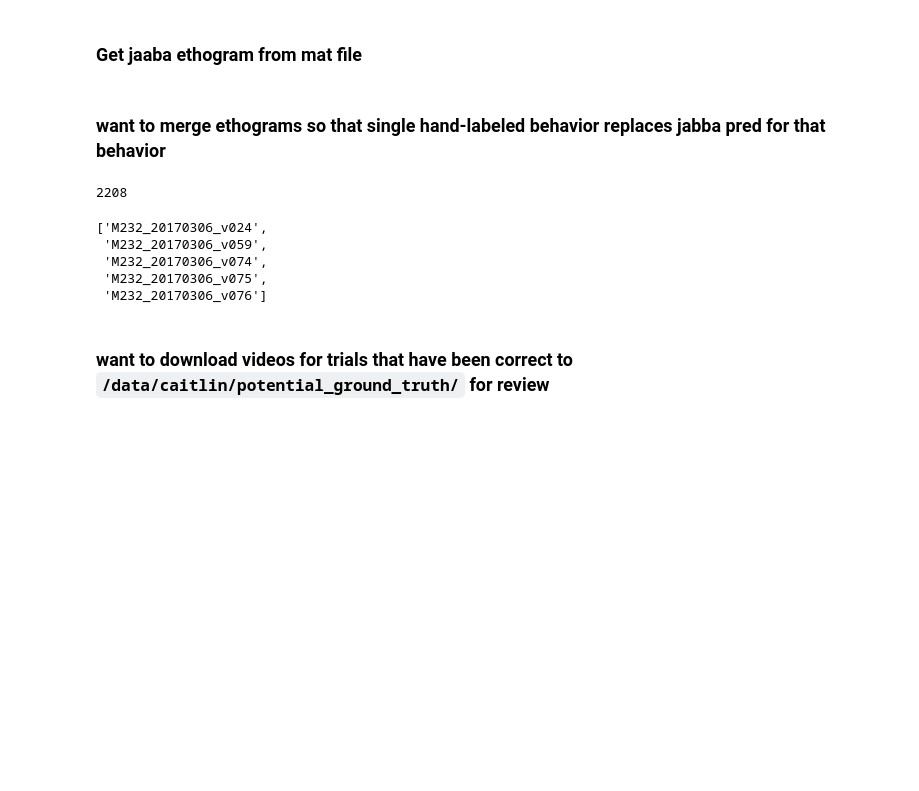
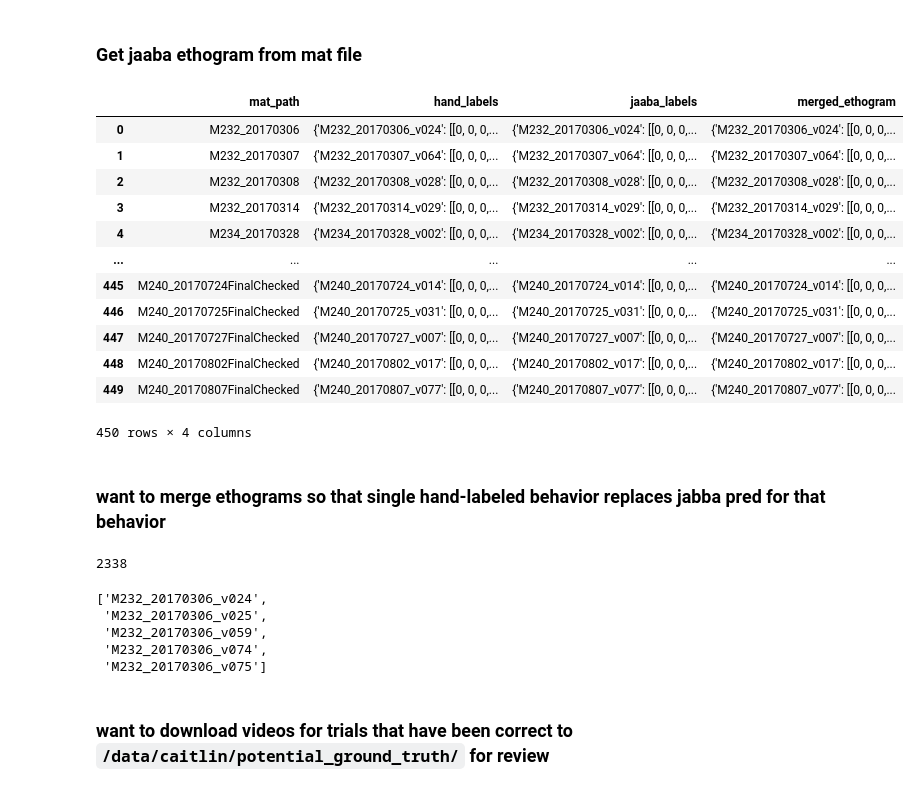
Before and after one commit to hantman-lab/animal-soup, a Jupyter notebook: notebooks/curate_data/merge_ethograms.ipynb, the cells around one changed output. Drawn from its saved outputs; the diff is of its cells as text; code cells hidden in the pictures; blank space fills up the shorter version.

```diff
--- a/notebooks/curate_data/merge_ethograms.ipynb
+++ b/notebooks/curate_data/merge_ethograms.ipynb
@@ -88,6 +134,23 @@ df
 #     for key in tqdm(df[df['mat_path'] == mat.stem]['jaaba_labels'].item().keys()):
 #         df[df['mat_path'] == mat.stem]['jaaba_labels'].item()[key] = get_ethogram2(trial_index=int(key.split('_v')[-1]),
 #                                                                                    mat_path=mat)
+# %%
+df = pd.read_hdf('/data/caitlin/exactly1_hand_labels.hdf')
+df
+# %% [output]
+|  | mat_path | hand_labels | jaaba_labels | merged_ethogram |
+| 0 | M232_20170306 | {'M232_20170306_v024': [[0, 0, 0,... | {'M232_20170306_v024': [[0, 0, 0,... | {'M232_20170306_v024': [[0, 0, 0,... |
+| 1 | M232_20170307 | {'M232_20170307_v064': [[0, 0, 0,... | {'M232_20170307_v064': [[0, 0, 0,... | {'M232_20170307_v064': [[0, 0, 0,... |
+| 2 | M232_20170308 | {'M232_20170308_v028': [[0, 0, 0,... | {'M232_20170308_v028': [[0, 0, 0,... | {'M232_20170308_v028': [[0, 0, 0,... |
+| 3 | M232_20170314 | {'M232_20170314_v029': [[0, 0, 0,... | {'M232_20170314_v029': [[0, 0, 0,... | {'M232_20170314_v029': [[0, 0, 0,... |
+| 4 | M234_20170328 | {'M234_20170328_v002': [[0, 0, 0,... | {'M234_20170328_v002': [[0, 0, 0,... | {'M234_20170328_v002': [[0, 0, 0,... |
+| ... | ... | ... | ... | ... |
+| 445 | M240_20170724FinalChecked | {'M240_20170724_v014': [[0, 0, 0,... | {'M240_20170724_v014': [[0, 0, 0,... | {'M240_20170724_v014': [[0, 0, 0,... |
+| 446 | M240_20170725FinalChecked | {'M240_20170725_v031': [[0, 0, 0,... | {'M240_20170725_v031': [[0, 0, 0,... | {'M240_20170725_v031': [[0, 0, 0,... |
+| 447 | M240_20170727FinalChecked | {'M240_20170727_v007': [[0, 0, 0,... | {'M240_20170727_v007': [[0, 0, 0,... | {'M240_20170727_v007': [[0, 0, 0,... |
+| 448 | M240_20170802FinalChecked | {'M240_20170802_v017': [[0, 0, 0,... | {'M240_20170802_v017': [[0, 0, 0,... | {'M240_20170802_v017': [[0, 0, 0,... |
+| 449 | M240_20170807FinalChecked | {'M240_20170807_v077': [[0, 0, 0,... | {'M240_20170807_v077': [[0, 0, 0,... | {'M240_20170807_v077': [[0, 0, 0,... |
+450 rows × 4 columns
 # %% [markdown]
 ### want to merge ethograms so that single hand-labeled behavior replaces jabba pred for that behavior
 # %%
@@ -119,15 +182,15 @@ for row in df.iterrows():
             corrected_trials.append(key)
 count
 # %% [output]
-2208
+2338
 # %%
 corrected_trials[0:5]
 # %% [output]
 ['M232_20170306_v024',
+ 'M232_20170306_v025',
  'M232_20170306_v059',
  'M232_20170306_v074',
- 'M232_20170306_v075',
- 'M232_20170306_v076']
+ 'M232_20170306_v075']
 # %% [markdown]
 ### want to download videos for trials that have been correct to `/data/caitlin/potential_ground_truth/` for review
 # %%
```
Also changed, not shown: parts of 9 cells of this notebook, 6 other files.
